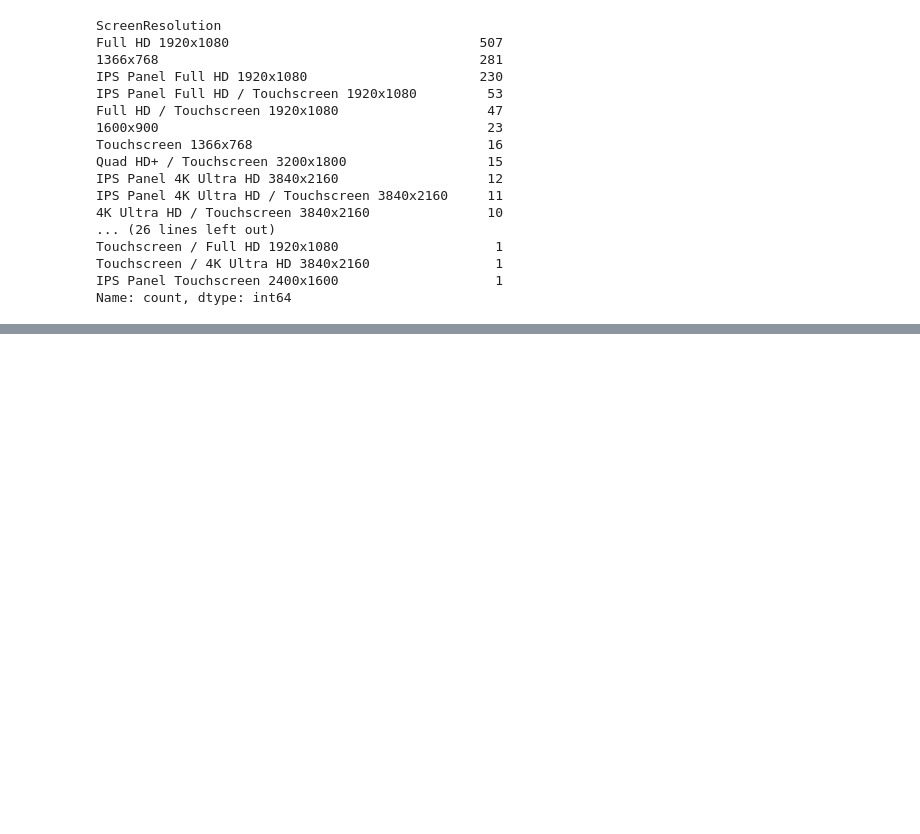
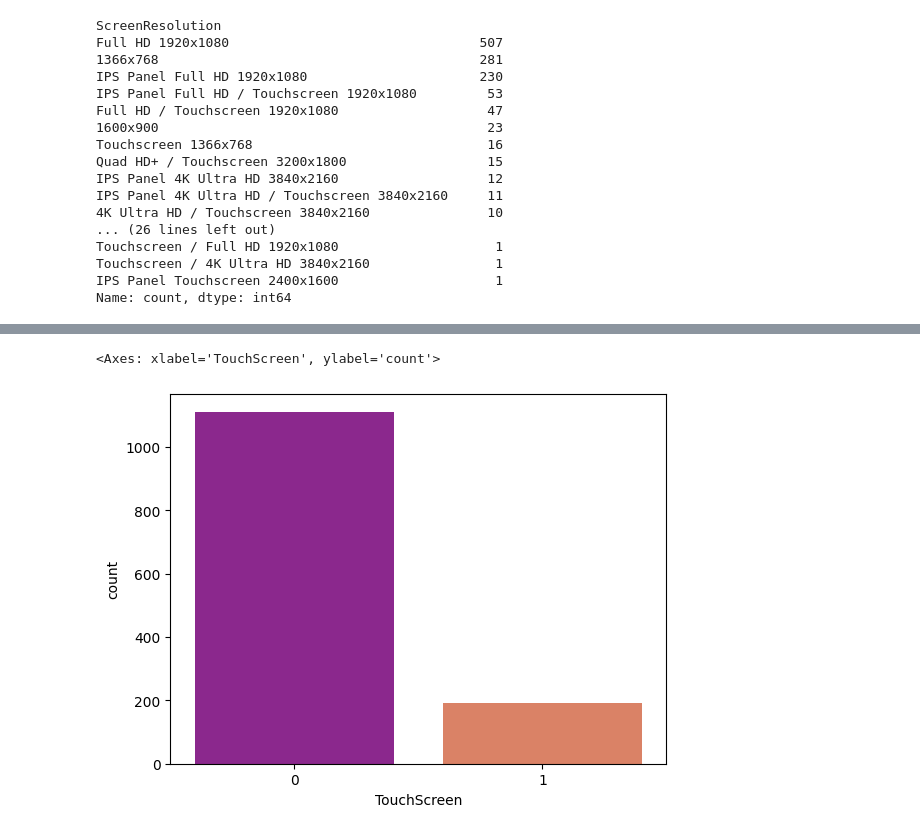
Before and after one commit to KabiraKabira7/laptop-price-predictor-ml-project, a Jupyter notebook: laptop_price_predictor.ipynb, the cells around one changed output, grey strips where cells are left out. Drawn from its saved outputs; the diff is of its cells as text; code cells hidden in the pictures; blank space fills up the shorter version.

```diff
--- a/laptop_price_predictor.ipynb
+++ b/laptop_price_predictor.ipynb
@@ -314,3 +314,8 @@ df.sample(5)
 | 1292 | Dell | Notebook | 15.6 | 1366x768 | Intel Celeron Dual Core N3050 1.6GHz | 2 | 500GB HDD | Intel HD Graphics | Windows 10 | 2.20 | ... |
 | 804 | Dell | Netbook | 11.6 | 1366x768 | Intel Pentium Quad Core N4200 1.1GHz | 4 | 128GB SSD | Intel HD Graphics 505 | Windows 10 | 1.63 | ... |
 | 15 | Apple | Ultrabook | 13.3 | IPS Panel Retina Display 2560x1600 | Intel Core i5 2.3GHz | 8 | 256GB SSD | Intel Iris Plus Graphics 640 | macOS | 1.37 | ... |
+# %%
+sn.countplot(x=df['TouchScreen'],hue=df['TouchScreen'],palette='plasma',legend =False)
+# %% [output]
+<Axes: xlabel='TouchScreen', ylabel='count'>
+[figure, added]
```
